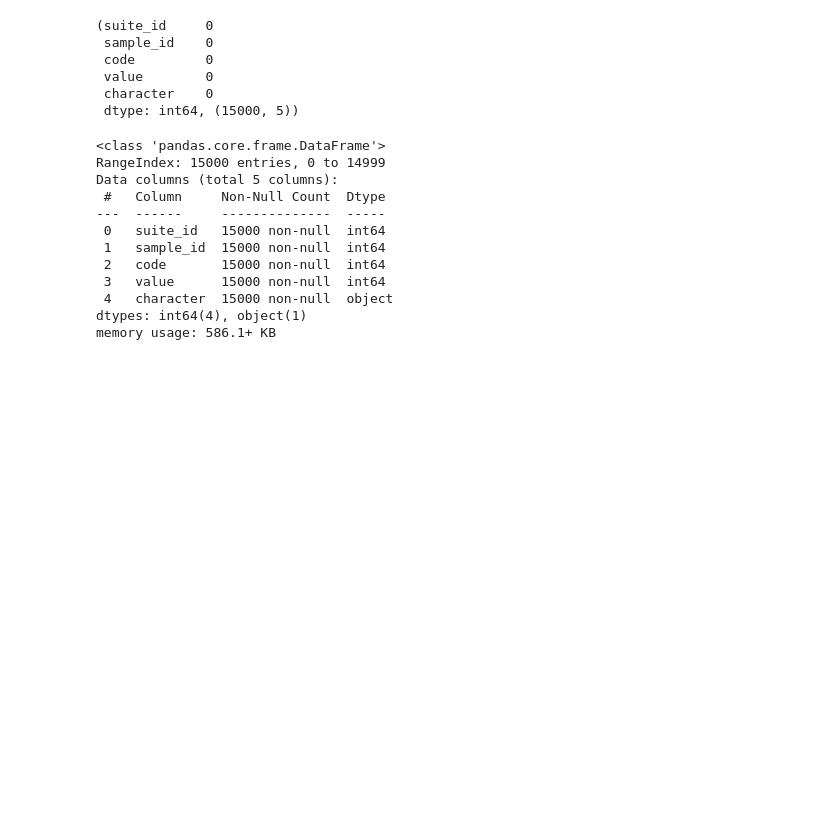
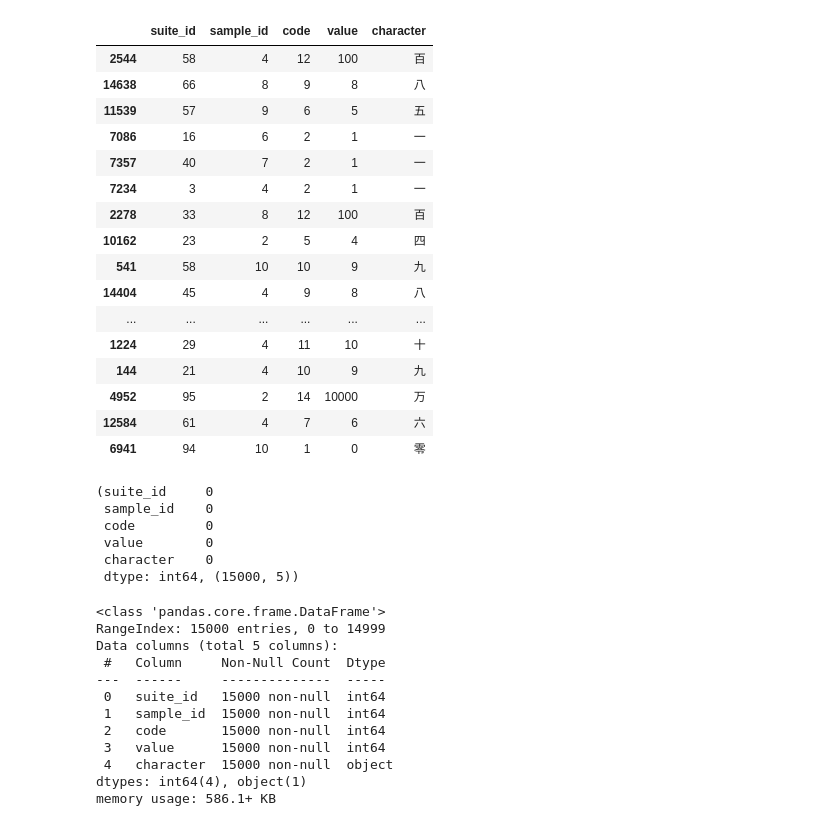
Before and after one commit to remre/StriveSchool-ai, a Jupyter notebook: w6_deepl/benchmarkproject/ChineseMnistCNN.ipynb, the cells around one changed output. Saved outputs shown, nothing was run; the diff lists cells and outputs as text; code cells hidden in the pictures; blank space fills up the shorter version.

```diff
--- a/w6_deepl/benchmarkproject/ChineseMnistCNN.ipynb
+++ b/w6_deepl/benchmarkproject/ChineseMnistCNN.ipynb
@@ -37,9 +37,27 @@ df = pd.read_csv('chinese_mnist.csv',sep=',')
 # %%
 #y = df['character']
 # %%
-take a look at it
+#take a look at it
 df.sample(n=50)# image file names include some info about the image like suite_id sample id and code.
 #if we can add value as a label for our custom dataset that will be good.
+# %% [output]
+|  | suite_id | sample_id | code | value | character |
+| 2544 | 58 | 4 | 12 | 100 | 百 |
+| 14638 | 66 | 8 | 9 | 8 | 八 |
+| 11539 | 57 | 9 | 6 | 5 | 五 |
+| 7086 | 16 | 6 | 2 | 1 | 一 |
+| 7357 | 40 | 7 | 2 | 1 | 一 |
+| 7234 | 3 | 4 | 2 | 1 | 一 |
+| 2278 | 33 | 8 | 12 | 100 | 百 |
+| 10162 | 23 | 2 | 5 | 4 | 四 |
+| 541 | 58 | 10 | 10 | 9 | 九 |
+| 14404 | 45 | 4 | 9 | 8 | 八 |
+| ... | ... | ... | ... | ... | ... |
+| 1224 | 29 | 4 | 11 | 10 | 十 |
+| 144 | 21 | 4 | 10 | 9 | 九 |
+| 4952 | 95 | 2 | 14 | 10000 | 万 |
+| 12584 | 61 | 4 | 7 | 6 | 六 |
+| 6941 | 94 | 10 | 1 | 0 | 零 |
 # %%
 df.isnull().sum(),df.shape #there is no missing vals and number of data and number of images are match up
 # %% [output]
```
Also changed, not shown: parts of 8 cells of this notebook.
